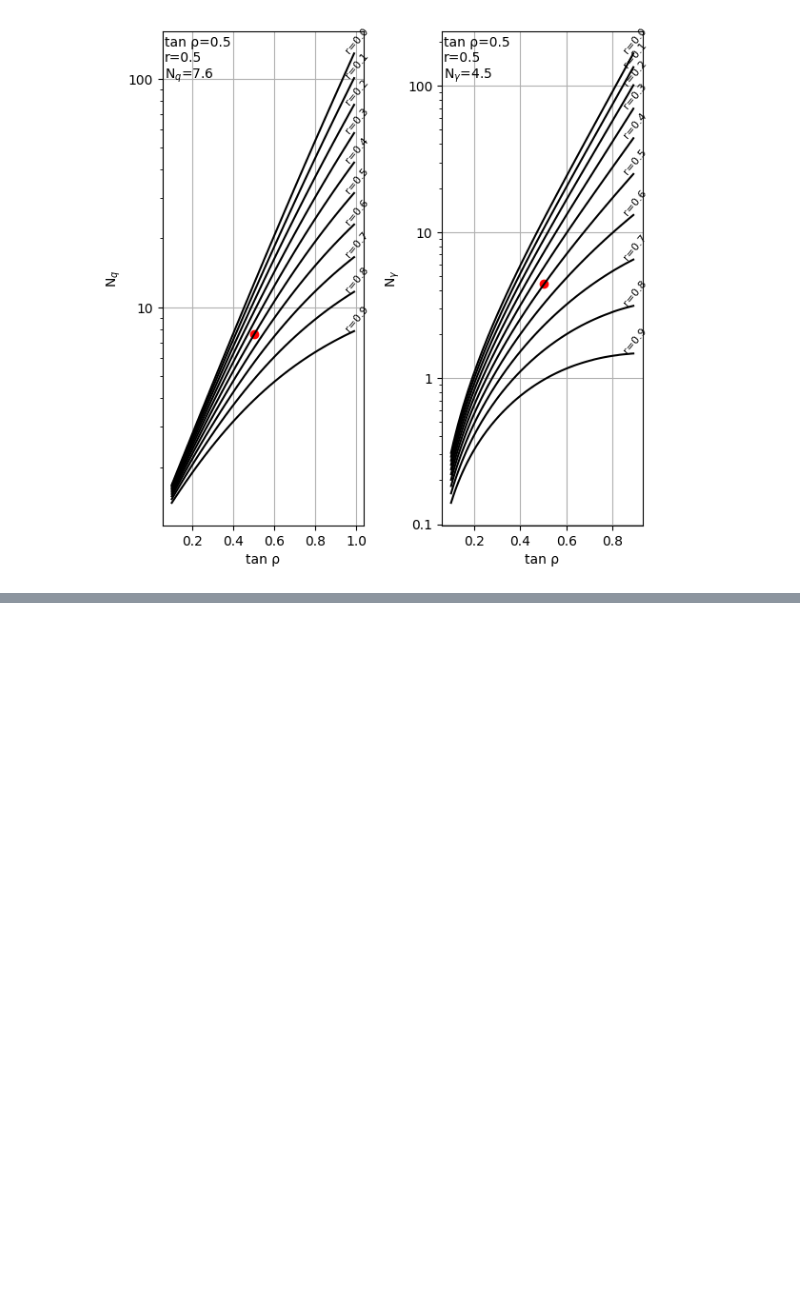
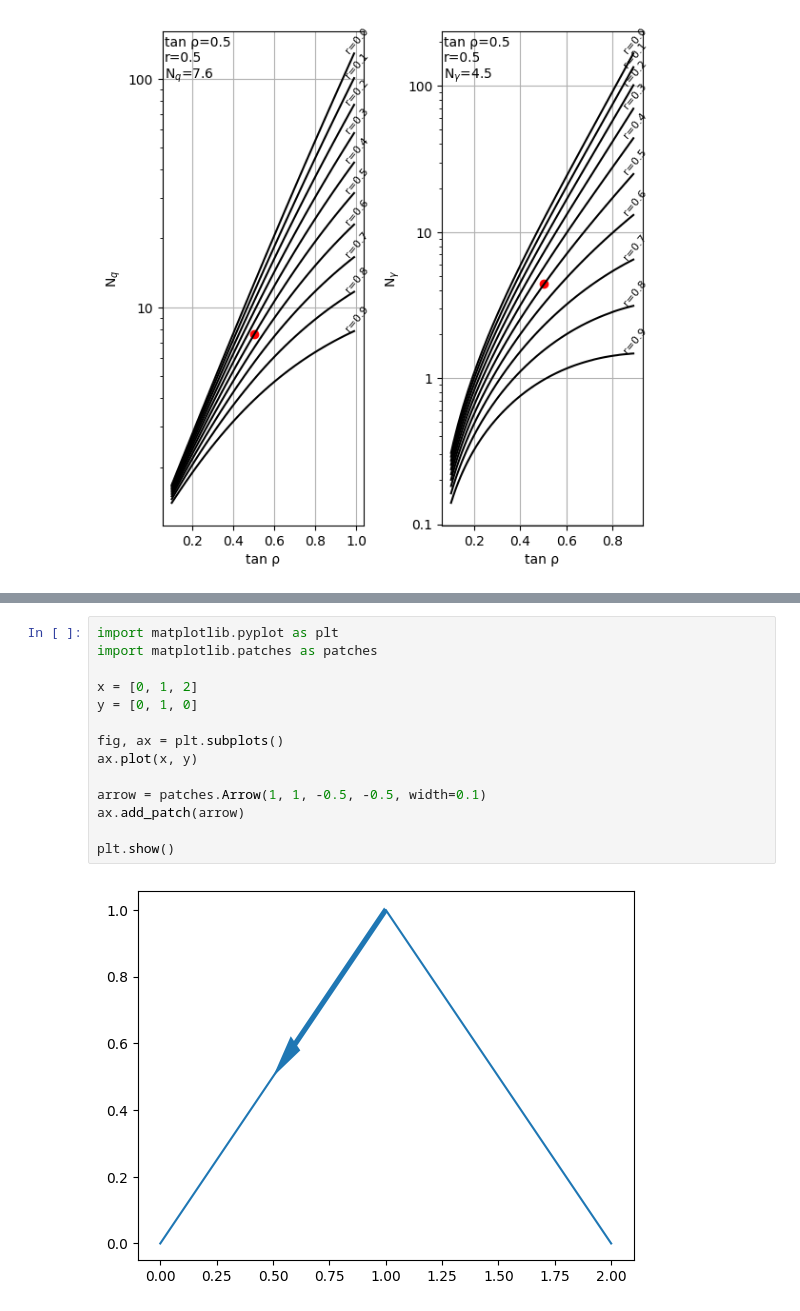
Before and after one commit to jhaalbu/geotoolz, a Jupyter notebook: V220_eksempel_692.ipynb, the cells around one changed output, grey strips where cells are left out. Cells and saved outputs as stored; diff of their text form; blank space fills up the shorter version.

```diff
--- a/V220_eksempel_692.ipynb
+++ b/V220_eksempel_692.ipynb
@@ -79,0 +109,16 @@ plt.show()
+# %%
+import matplotlib.pyplot as plt
+import matplotlib.patches as patches
+
+x = [0, 1, 2]
+y = [0, 1, 0]
+
+fig, ax = plt.subplots()
+ax.plot(x, y)
+
+arrow = patches.Arrow(1, 1, -0.5, -0.5, width=0.1)
+ax.add_patch(arrow)
+
+plt.show()
+# %% [output]
+[figure, added]
```
Also changed, not shown: parts of 2 cells of this notebook, 4 other files.
